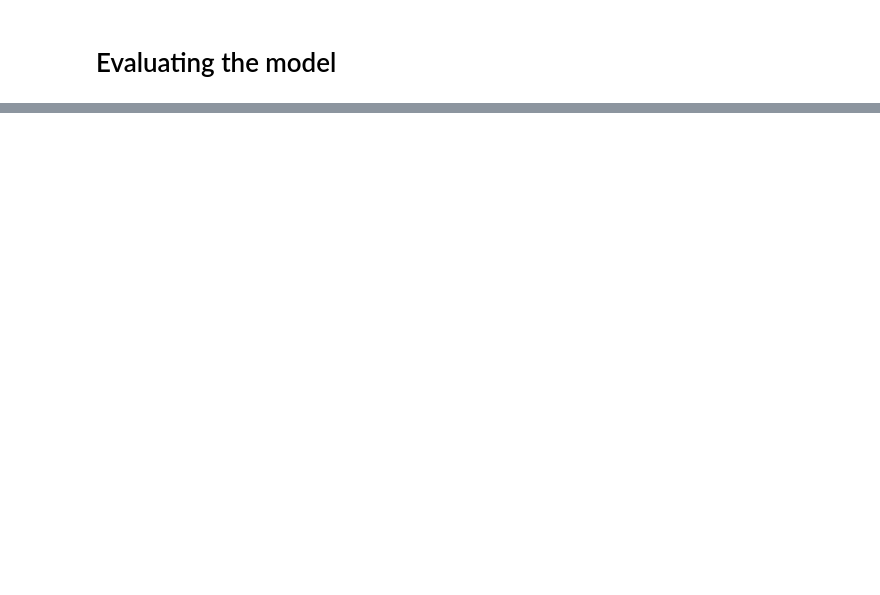
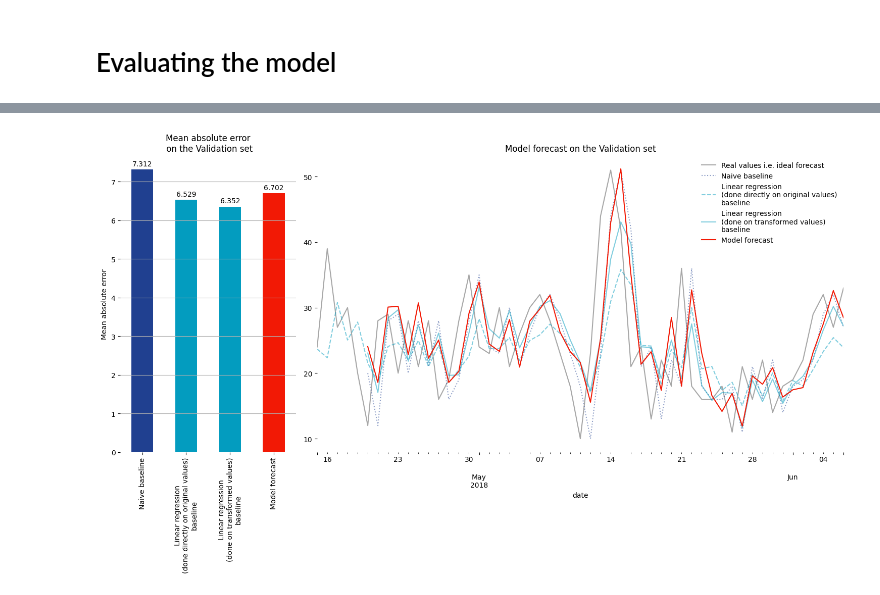
Before and after one commit to dip-scd/sales-forecasting, a Jupyter notebook: notebooks/2-forecasting.ipynb, the cells around one changed output, grey strips where cells are left out. Cells and saved outputs as stored; diff of their text form; code cells hidden in the pictures; blank space fills up the shorter version.

```diff
--- a/notebooks/2-forecasting.ipynb
+++ b/notebooks/2-forecasting.ipynb
@@ -437 +438,27 @@ for df in [df_train_original, df_val_original, df_test_original]:
+# %%
+df_data_original = create_augumented_data_for_model(
+    df_data, max_lag=9, target_shift=1,
+    validation_ratio=validation_ratio,
+    test_ratio=test_ratio,
+    timeseries_transformer=None,
+    is_differenced=False,
+    augument_with_periodic_phases=True,
+    )
+
+df_train_original = df_data_original.loc[df_train.index]
+df_val_original = df_data_original.loc[df_val.index]
+df_test_original = df_data_original.loc[df_test.index]
+
+from src.features.timeseries_transform import TimeseriesTransformerDiffDividedByStd
+
+num_rolling=5
+timeseries_transformer = TimeseriesTransformerDiffDividedByStd(num_rolling=num_rolling)
+
+show_forecast_errors_and_predictions_transform_reversed(
+    df_val, df_val_original, best_model,
+    (sklearn.metrics.mean_absolute_error, 'Mean absolute error'),
+    timeseries_transformer,
+    'Validation')
+# %% [output]
+[figure, added]
 # %%
```
Also changed, not shown: parts of 22 cells of this notebook, 2 other files.
